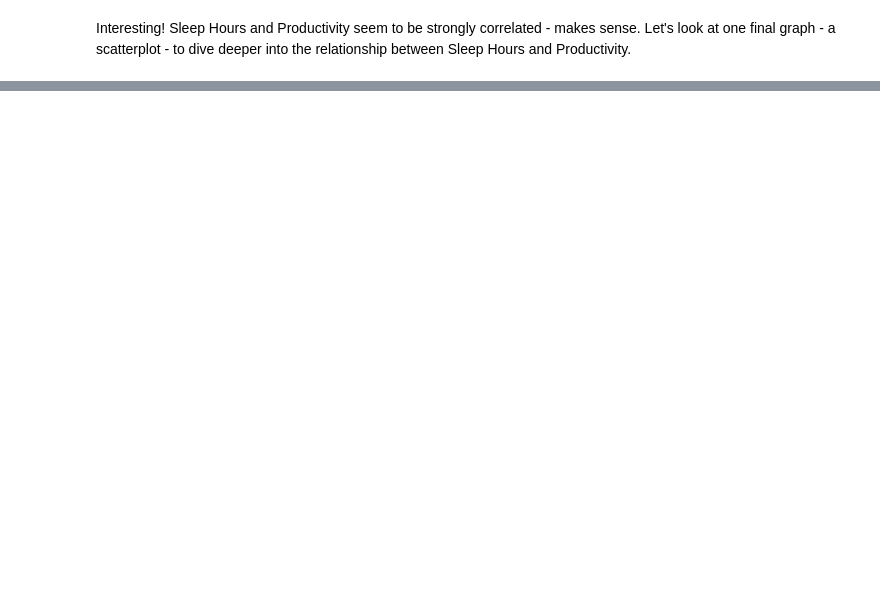
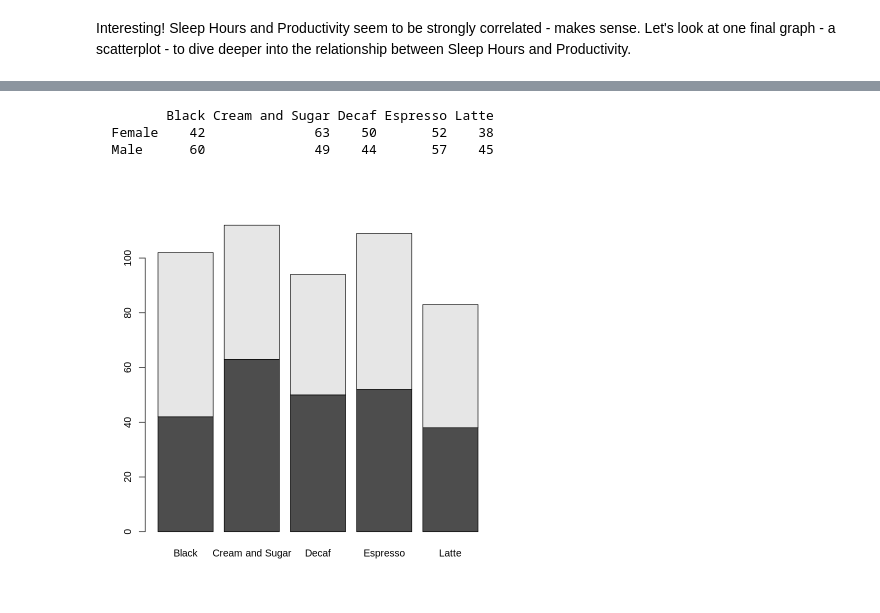
Before and after one commit to rachelnisbet/Educate2025_Coffee, a Jupyter notebook: coffee_R.ipynb, the cells around one changed output, grey strips where cells are left out. Drawn from its saved outputs; the diff is of its cells as text; code cells hidden in the pictures; blank space fills up the shorter version.

```diff
--- a/coffee_R.ipynb
+++ b/coffee_R.ipynb
@@ -88,0 +91,9 @@ ggplot(df, aes(x = Sleep_Hours, y = Productivity_Score)) +
+# %%
+# Create and view a frequency table to for Job Roles and Work From Home Status
+table_counts <- table(df$Gender, df$Coffee_Type)
+print(table_counts)
+# %% [output]
+         Black Cream and Sugar Decaf Espresso Latte
+  Female    42              63    50       52    38
+  Male      60              49    44       57    45
+[figure, added]
```
Also changed, not shown: parts of 7 cells of this notebook, 2 other files.
